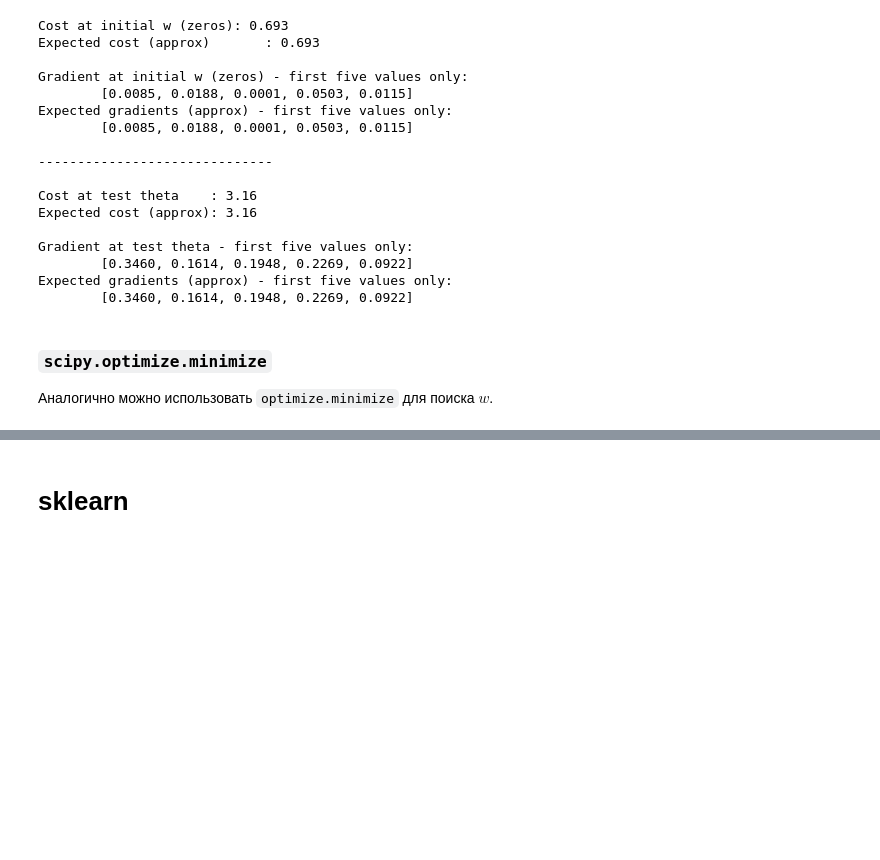
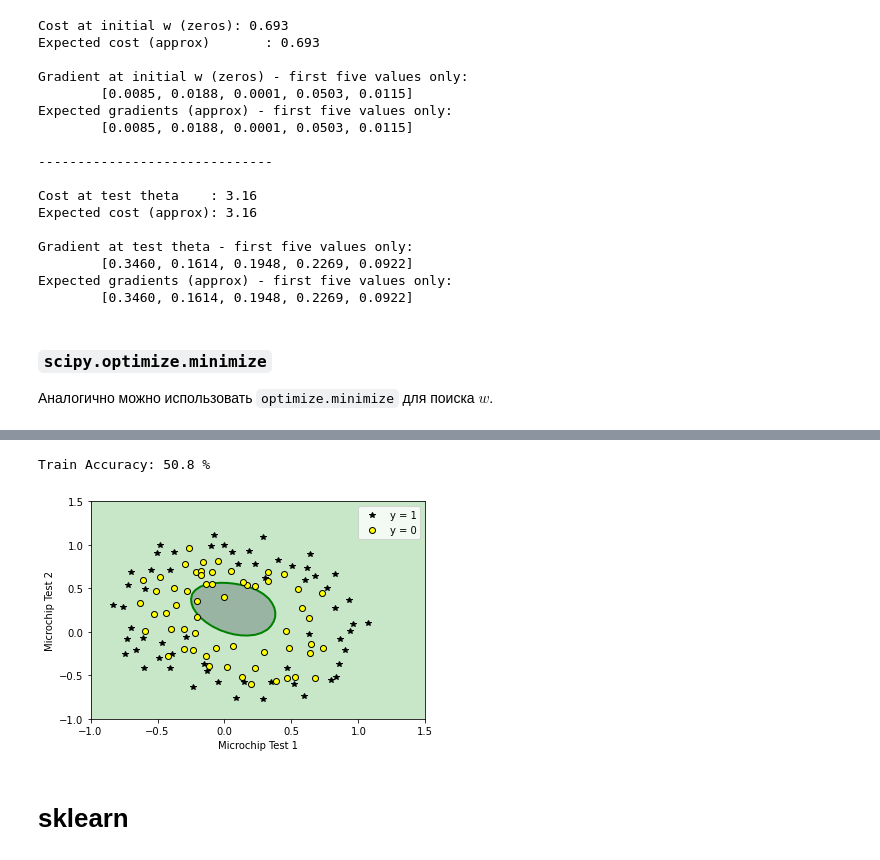
Before and after one commit to daniildiveev/ml-course-shad, a Jupyter notebook: 1st_homework/logreg&metrics.ipynb, the cells around one changed output, grey strips where cells are left out. Drawn from its saved outputs; the diff is of its cells as text; code cells hidden in the pictures; blank space fills up the shorter version.

```diff
--- a/1st_homework/logreg&metrics.ipynb
+++ b/1st_homework/logreg&metrics.ipynb
@@ -662,3 +719,20 @@ Expected accuracy (with lambda = 1): 83.1 % (approx)
+# %%
+model.fit(X, y)
+w = model.coef_.reshape(-1, 1)
+
+plotDecisionBoundary(plot_data, w, X, y)
+plt.xlabel('Microchip Test 1')
+plt.ylabel('Microchip Test 2')
+plt.legend(['y = 1', 'y = 0'])
+plt.grid(False)
+
+# Compute accuracy on our training set
+p = predict(w, X)
+
+print('Train Accuracy: %.1f %%' % (np.mean(p == y) * 100))
+# %% [output]
+Train Accuracy: 50.8 %
+[figure, added]
 # %% [markdown]
 # sklearn
 # %%
```
Also changed, not shown: parts of 5 cells of this notebook.
